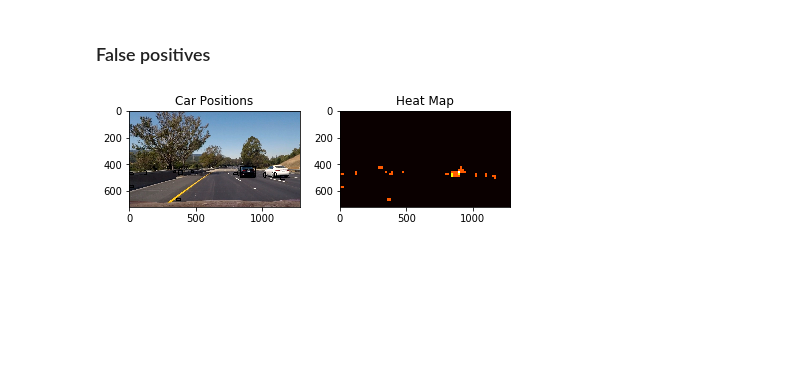
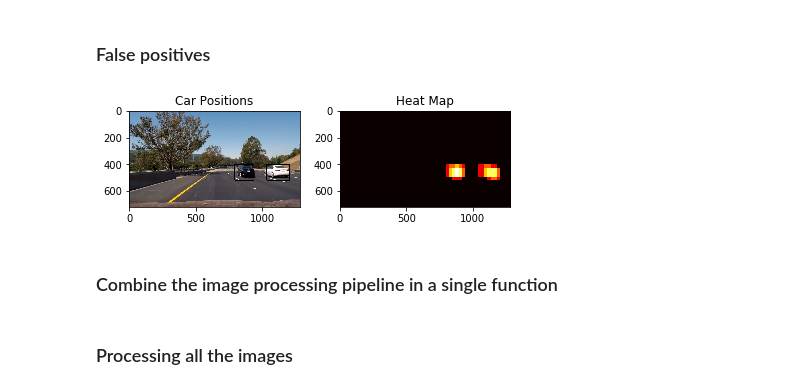
Before and after one commit to khushn/carnd_p5, a Jupyter notebook: vehicle_detection.ipynb, the cells around one changed output. Cells and saved outputs as stored; diff of their text form; code cells hidden in the pictures; blank space fills up the shorter version.

```diff
--- a/vehicle_detection.ipynb
+++ b/vehicle_detection.ipynb
@@ -633,7 +633,7 @@ def single_img_features(img, color_space='RGB', spatial_size=(32, 32),
 
 # Define a function you will pass an image
 # and the list of windows to be searched (output of slide_windows())
-def search_windows(img, windows, clf, scaler, color_space='RGB',
+def search_windows(img, windows, clf, scaler, color_space='YCrCb',
                     spatial_size=(32, 32), hist_bins=32,
                     hist_range=(0, 256), orient=9,
                     pix_per_cell=8, cell_per_block=2,
@@ -679,11 +679,11 @@ for image in images:
 #notcars = notcars[0:sample_size]
 
 ### TODO: Tweak these parameters and see how the results change.
-color_space = 'RGB' # Can be RGB, HSV, LUV, HLS, YUV, YCrCb
+color_space = 'YCrCb' # Can be RGB, HSV, LUV, HLS, YUV, YCrCb
 orient = 9  # HOG orientations
 pix_per_cell = 8 # HOG pixels per cell
 cell_per_block = 2 # HOG cells per block
-hog_channel = 0 # Can be 0, 1, 2, or "ALL"
+hog_channel = "ALL" # Can be 0, 1, 2, or "ALL"
 spatial_size = (16, 16) # Spatial binning dimensions
 hist_bins = 16    # Number of histogram bins
 spatial_feat = True # Spatial features on or off
@@ -813,7 +811,7 @@ def find_cars(img, ystart, ystop, scale, svc, X_scaler, orient, pix_per_cell, ce
     hog1 = get_hog_features(ch1, orient, pix_per_cell, cell_per_block, feature_vec=False)
     hog2 = get_hog_features(ch2, orient, pix_per_cell, cell_per_block, feature_vec=False)
     hog3 = get_hog_features(ch3, orient, pix_per_cell, cell_per_block, feature_vec=False)
-
+    box_list = []
     for xb in range(nxsteps):
         for yb in range(nysteps):
             ypos = yb*cells_per_step
@@ -840,18 +838,23 @@ def find_cars(img, ystart, ystop, scale, svc, X_scaler, orient, pix_per_cell, ce
             test_prediction = svc.predict(test_features)
 
             if test_prediction == 1:
-                xbox_left = np.int(xleft*scale)
+                startx = np.int(xleft*scale)
                 ytop_draw = np.int(ytop*scale)
+                starty = ytop_draw+ystart
                 win_draw = np.int(window*scale)
-                cv2.rectangle(draw_img,(xbox_left, ytop_draw+ystart),(xbox_left+win_draw,ytop_draw+win_draw+ystart),(0,0,255),6)
+                endx = startx+win_draw
+                endy = starty+win_draw
+                box = (startx, starty), (endx, endy)
+                cv2.rectangle(draw_img, (startx, starty), (endx, endy) ,(0,0,255),6)
+                box_list.append((box))
 
-    return draw_img
+    return draw_img, box_list
 
 ystart = 400
 ystop = 656
 scale = 1.5
 
-out_img = find_cars(image, ystart, ystop, scale, svc, X_scaler, orient, pix_per_cell, cell_per_block, spatial_size, hist_bins)
+out_img, box_list = find_cars(image, ystart, ystop, scale, svc, X_scaler, orient, pix_per_cell, cell_per_block, spatial_size, hist_bins)
 
 plt.imshow(out_img)
 plt.show()
@@ -868,7 +871,6 @@ import cv2
 from scipy.ndimage.measurements import label
 
 # use the hot windows from above cell, to create the heat map
-box_list = hot_windows
 
 # Reuse the same image as above cell
 heat = np.zeros_like(image[:,:,0]).astype(np.float)
@@ -900,31 +902,33 @@ def draw_labeled_bboxes(img, labels):
         # Define a bounding box based on min/max x and y
         bbox = ((np.min(nonzerox), np.min(nonzeroy)), (np.max(nonzerox), np.max(nonzeroy)))
         # Draw the box on the image
         cv2.rectangle(img, bbox[0], bbox[1], (0,0,255), 6)
     # Return the image
     return img
 
 # Add heat to each box in box list
 heat = add_heat(heat,box_list)
 
 # Apply threshold to help remove false positives
 heat = apply_threshold(heat,1)
 
 # Visualize the heatmap when displaying
 heatmap = np.clip(heat, 0, 255)
 
 # Find final boxes from heatmap using label function
 labels = label(heatmap)
 draw_img = draw_labeled_bboxes(np.copy(image), labels)
 
 fig = plt.figure()
 plt.subplot(121)
 plt.imshow(draw_img)
 plt.title('Car Positions')
 plt.subplot(122)
 plt.imshow(heatmap, cmap='hot')
 plt.title('Heat Map')
 fig.tight_layout()
 plt.show()
 # %% [output]
-[figure, old version]
+[figure, new version]
+# %% [markdown]
+### Combine the image processing pipeline in a single function
@@ -930,0 +985,2 @@ plt.show()
+# %% [markdown]
+### Processing all the images
```
Also changed, not shown: parts of 10 cells of this notebook, 3 other files.
